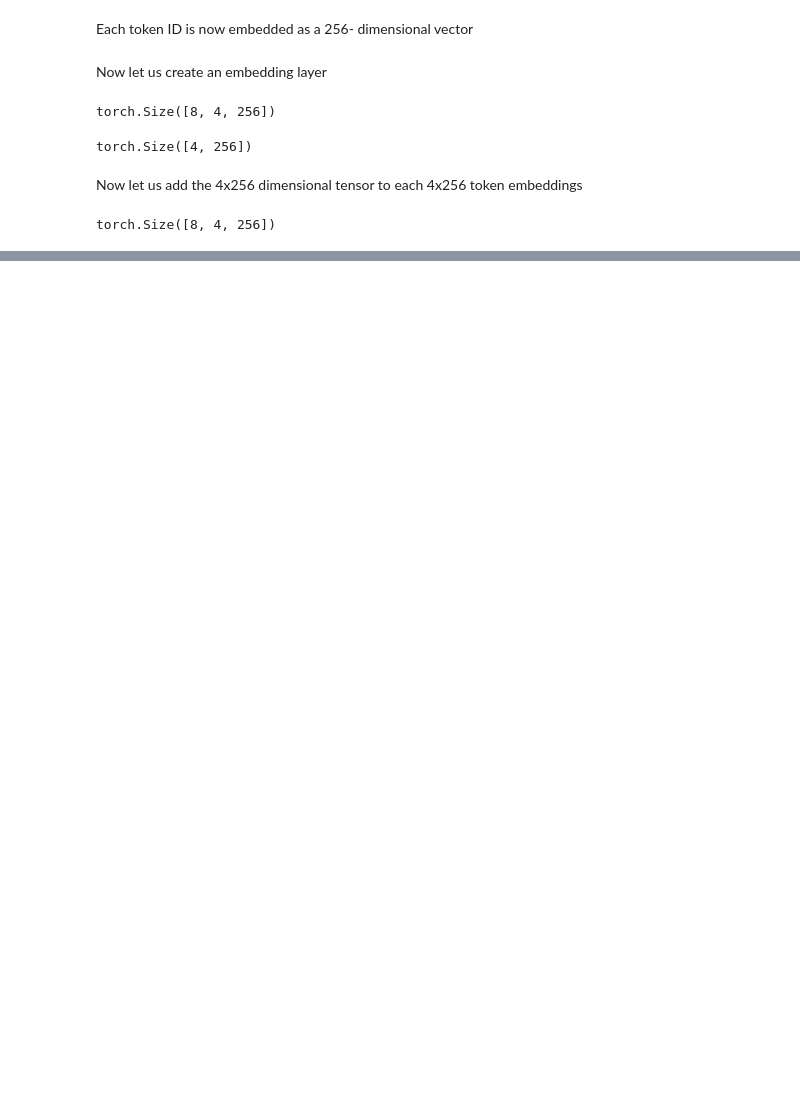
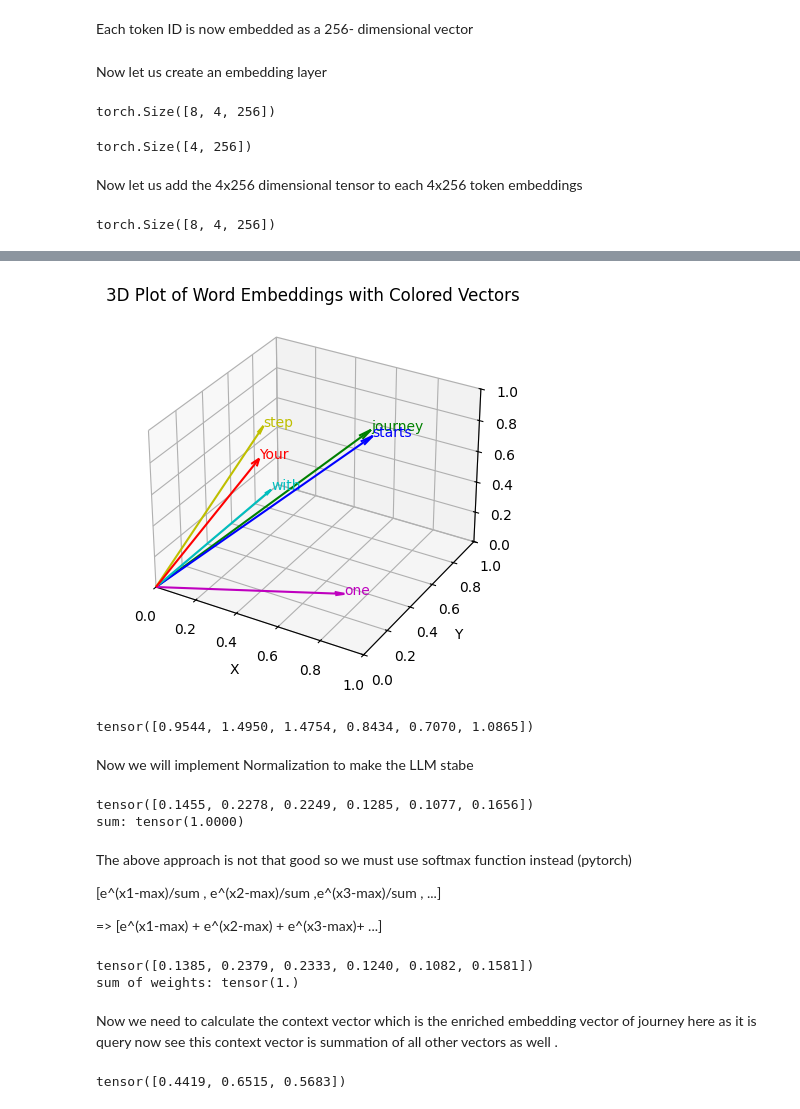
Before and after one commit to extremecoder-rgb/MyGPT, a Jupyter notebook: MyGPT.ipynb, the cells around one changed output, grey strips where cells are left out. Saved outputs shown, nothing was run; the diff lists cells and outputs as text; code cells hidden in the pictures; blank space fills up the shorter version.

Commit message:
Implemented simple self-attention mechanism. It is capable of finding the sematic relationship and score base on that

```diff
--- a/MyGPT.ipynb
+++ b/MyGPT.ipynb
@@ -417,0 +485,70 @@ torch.Size([8, 4, 256])
+# %%
+# Create 3D plot with vectors from origin to each point, using different colors
+fig = plt.figure()
+ax = fig.add_subplot(111, projection='3d')
+
+# Define a list of colors for the vectors
+colors = ['r', 'g', 'b', 'c', 'm', 'y']
+
+# Plot each vector with a different color and annotate with the corresponding word
+for (x, y, z, word, color) in zip(x_coords, y_coords, z_coords, words, colors):
+    # Draw vector from origin to the point (x, y, z) with specified color and smaller arrow length ratio
+    ax.quiver(0, 0, 0, x, y, z, color=color, arrow_length_ratio=0.05)
+    ax.text(x, y, z, word, fontsize=10, color=color)
+
+# Set labels for axes
+ax.set_xlabel('X')
+ax.set_ylabel('Y')
+ax.set_zlabel('Z')
+
+# Set plot limits to keep arrows within the plot boundaries
+ax.set_xlim([0, 1])
+ax.set_ylim([0, 1])
+ax.set_zlim([0, 1])
+
+plt.title('3D Plot of Word Embeddings with Colored Vectors')
+plt.show()
+# %% [output]
+[figure, added]
+# %%
+query = inputs[1] #2nd token "journey"
+attn_scores_2 = torch.empty(inputs.shape[0])
+for i, x in enumerate(inputs):
+    attn_scores_2[i] = torch.dot(x, query) # Taking dot product of each word vector with the query vector
+
+print(attn_scores_2)
+# %% [output]
+tensor([0.9544, 1.4950, 1.4754, 0.8434, 0.7070, 1.0865])
+# %% [markdown]
+Now we will implement Normalization to make the LLM stabe
+# %%
+final_tensor = attn_scores_2 / attn_scores_2.sum()
+print(final_tensor)
+print("sum:", final_tensor.sum())
+# %% [output]
+tensor([0.1455, 0.2278, 0.2249, 0.1285, 0.1077, 0.1656])
+sum: tensor(1.0000)
+# %% [markdown]
+The above approach is not that good so we must use softmax function instead (pytorch)
+
+[e^(x1-max)/sum , e^(x2-max)/sum ,e^(x3-max)/sum  , ...]
+
+=> [e^(x1-max) + e^(x2-max) + e^(x3-max)+ ...]
+# %%
+weights = torch.softmax(attn_scores_2, dim=0)
+print(weights)
+print("sum of weights:", weights.sum())
+# %% [output]
+tensor([0.1385, 0.2379, 0.2333, 0.1240, 0.1082, 0.1581])
+sum of weights: tensor(1.)
+# %% [markdown]
+Now we need to calculate the context vector which is the enriched embedding vector of journey here as it is query now see this context vector is summation of all other vectors as well .
+# %%
+query = inputs[1]
+context_vector_2 = torch.zeros(query.shape)
+for i, x in enumerate(inputs):
+    context_vector_2 += weights[i] * x
+
+print(context_vector_2)
+# %% [output]
+tensor([0.4419, 0.6515, 0.5683])
```
Also changed, not shown: parts of 12 cells of this notebook.
